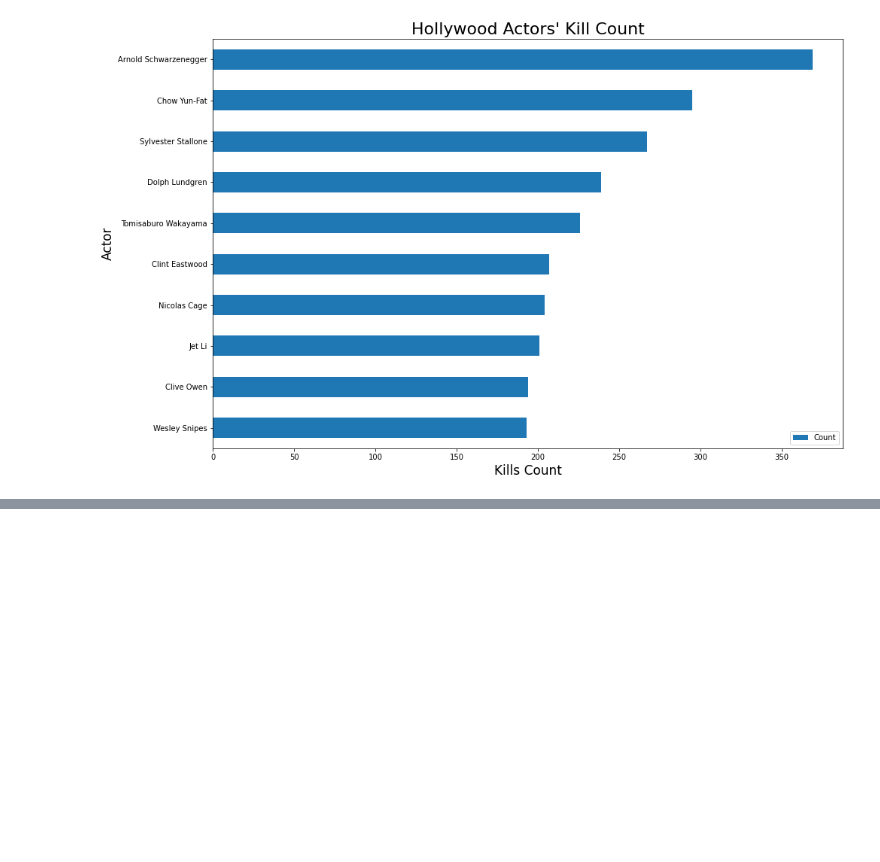
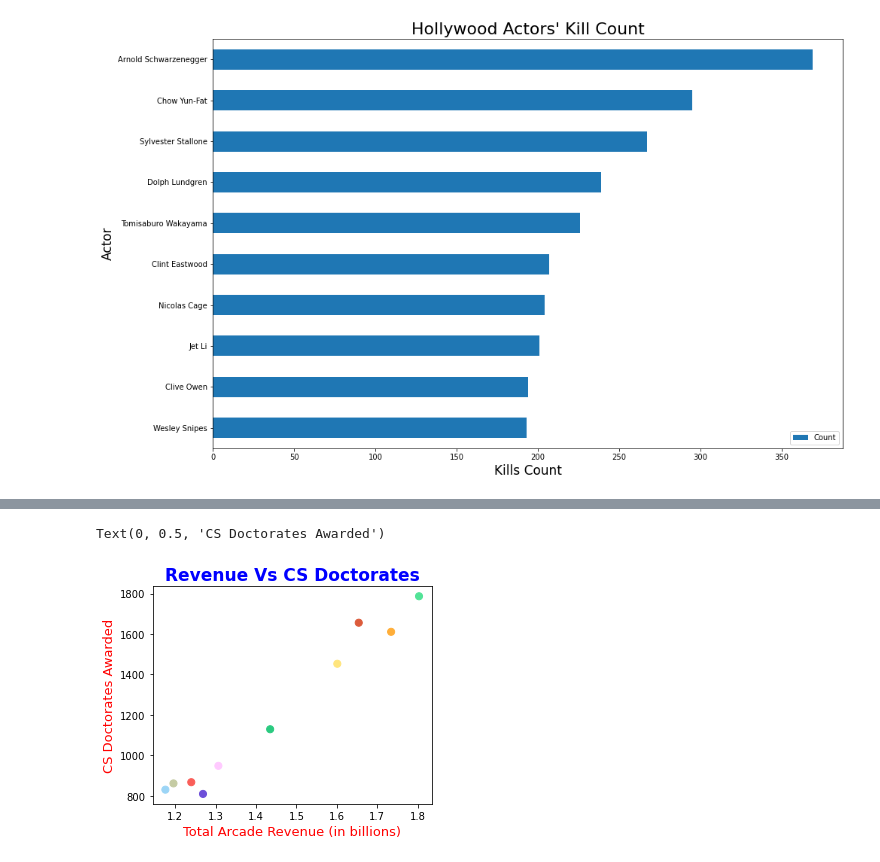
Before and after one commit to 200501409-rkp/RaviKant.Pujari.BDAT1004PS3, a Jupyter notebook: Problem Set 3.ipynb, the cells around one changed output, grey strips where cells are left out. Saved outputs shown, nothing was run; the diff lists cells and outputs as text; code cells hidden in the pictures; blank space fills up the shorter version.

```diff
--- a/Problem Set 3.ipynb
+++ b/Problem Set 3.ipynb
@@ -1102,0 +1110,13 @@ Text(0.5, 1.0, "Roman Emperors' Cause of Death")
+# %%
+revenue = pd.read_csv('arcade-revenue-vs-cs-doctorates.csv')
+
+colours = ['#C5CBA3','#9CD5F6','#6E50D9','#FA5E59','#FFCAFF','#2ACA80','#FFE57D','#DC5B3B','#52E397','#FFAE39']
+
+revenue.plot.scatter(x='Total Arcade Revenue (billions)', y='Computer Science Doctorates Awarded (US)', c=colours , s = 50, figsize = (5,4))
+
+plt.title('Revenue Vs CS Doctorates', color = 'Blue', fontsize = 17, fontweight='bold')
+plt.xlabel('Total Arcade Revenue (in billions)' , color = 'Red', fontsize = 13)
+plt.ylabel('CS Doctorates Awarded', color = 'Red', fontsize = 13)
+# %% [output]
+Text(0, 0.5, 'CS Doctorates Awarded')
+[figure, added]
```
Also changed, not shown: parts of 11 cells of this notebook.
